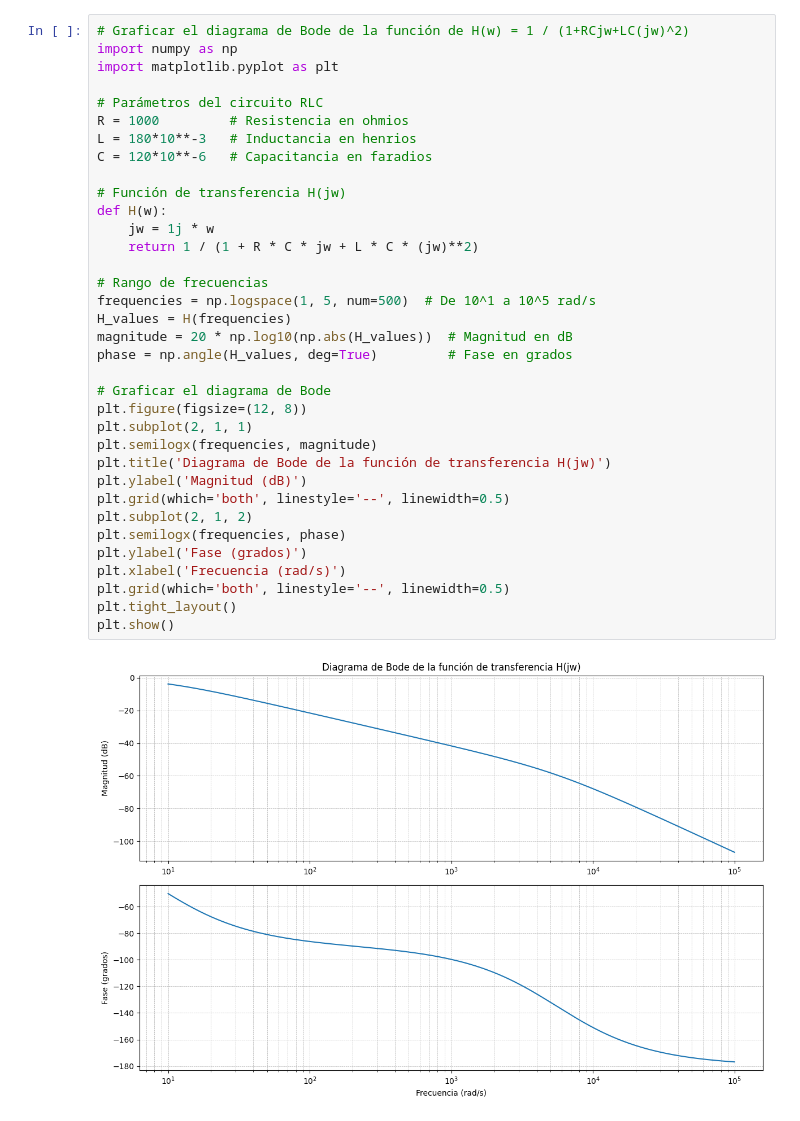
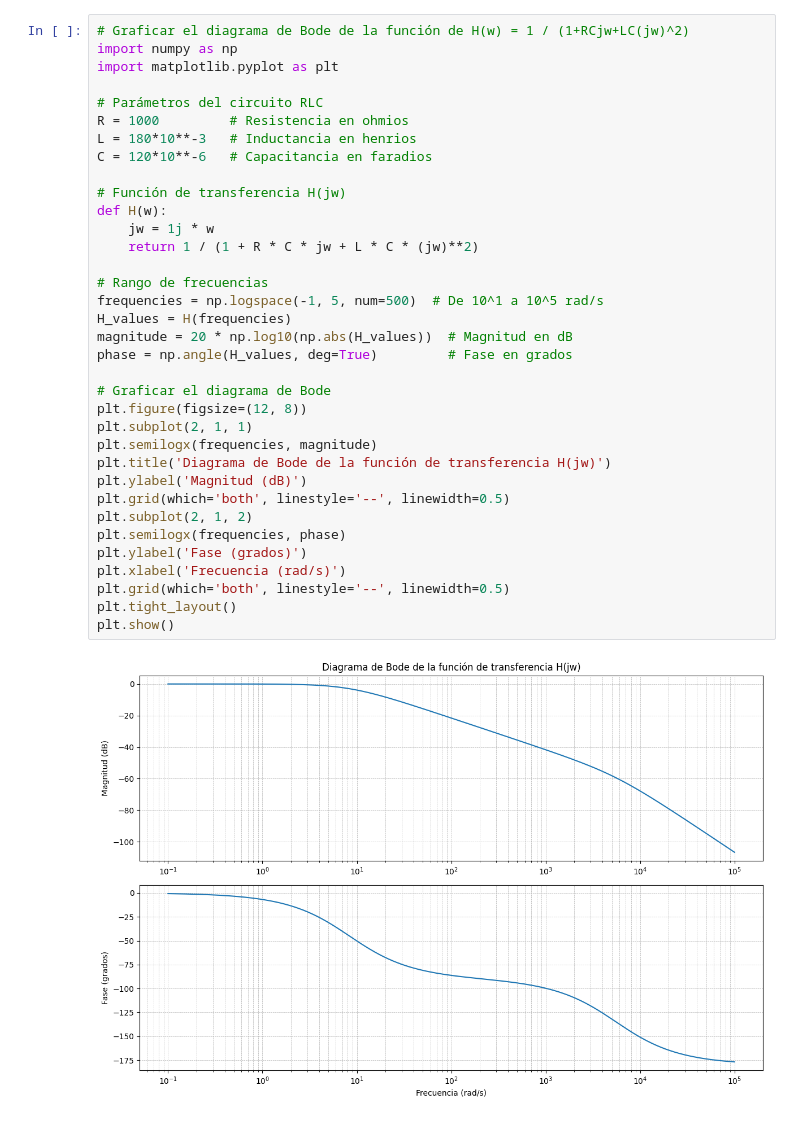
Before and after one commit to AlmondSund/SyS_2025_2, a Jupyter notebook: Analisis_SyS/RLC.ipynb, the cells around one changed output. Cells and saved outputs as stored; diff of their text form.

```diff
--- a/Analisis_SyS/RLC.ipynb
+++ b/Analisis_SyS/RLC.ipynb
@@ -6,32 +6,32 @@ import matplotlib.pyplot as plt
 # Parámetros del circuito RLC
 R = 1000         # Resistencia en ohmios
 L = 180*10**-3   # Inductancia en henrios
 C = 120*10**-6   # Capacitancia en faradios
 
 # Función de transferencia H(jw)
 def H(w):
     jw = 1j * w
     return 1 / (1 + R * C * jw + L * C * (jw)**2)
 
 # Rango de frecuencias
-frequencies = np.logspace(1, 5, num=500)  # De 10^1 a 10^5 rad/s
+frequencies = np.logspace(-1, 5, num=500)  # De 10^1 a 10^5 rad/s
 H_values = H(frequencies)
 magnitude = 20 * np.log10(np.abs(H_values))  # Magnitud en dB
 phase = np.angle(H_values, deg=True)         # Fase en grados
 
 # Graficar el diagrama de Bode
 plt.figure(figsize=(12, 8))
 plt.subplot(2, 1, 1)
 plt.semilogx(frequencies, magnitude)
 plt.title('Diagrama de Bode de la función de transferencia H(jw)')
 plt.ylabel('Magnitud (dB)')
 plt.grid(which='both', linestyle='--', linewidth=0.5)
 plt.subplot(2, 1, 2)
 plt.semilogx(frequencies, phase)
 plt.ylabel('Fase (grados)')
 plt.xlabel('Frecuencia (rad/s)')
 plt.grid(which='both', linestyle='--', linewidth=0.5)
 plt.tight_layout()
 plt.show()
 # %% [output]
-[figure, old version]
+[figure, new version]
```
Also changed, not shown: parts of 2 cells of this notebook.
